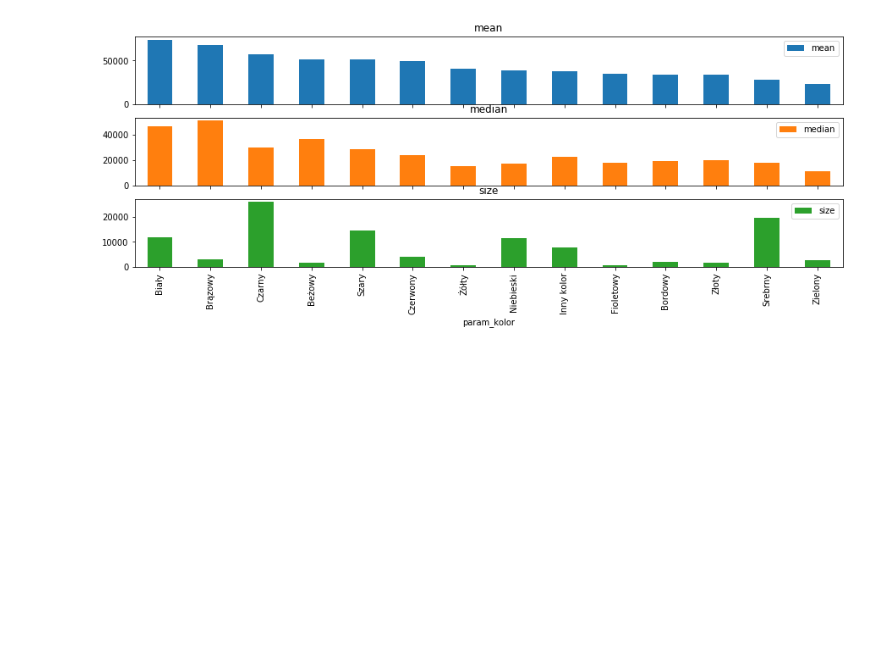
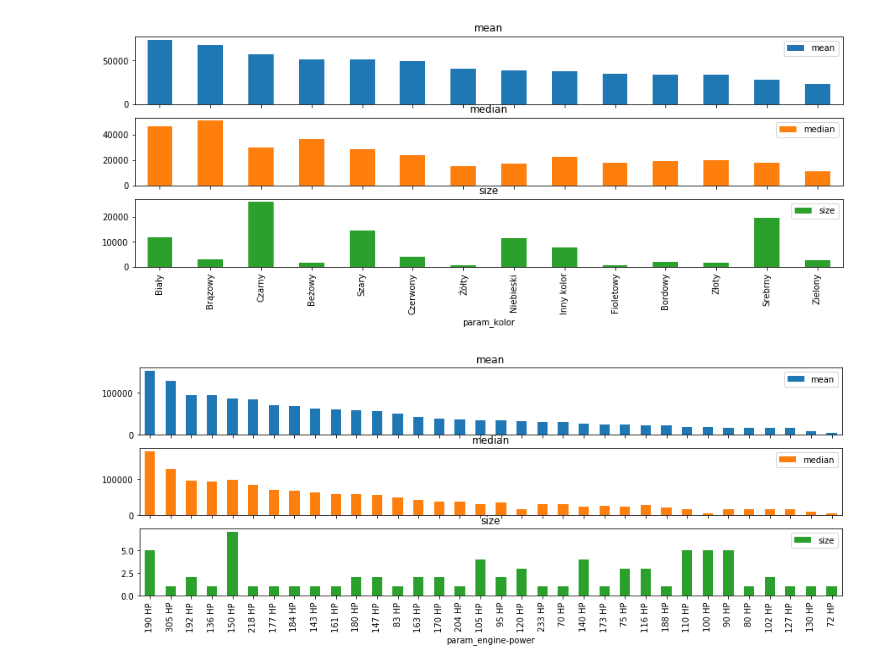
Before and after one commit to ancago/dw_matrix_car, a Jupyter notebook: day2_visualisation.ipynb, the cells around one changed output. Cells and saved outputs as stored; diff of their text form; code cells hidden in the pictures; blank space fills up the shorter version.

Commit message:
add visualisation

```diff
--- a/day2_visualisation.ipynb
+++ b/day2_visualisation.ipynb
@@ -200,5 +200,9 @@ group_and_barplot('param_kraj-pochodzenia', feat_sort='size');
 group_and_barplot('param_kolor', feat_sort='mean');
 # %% [output]
 [figure]
+# %%
+group_and_barplot('param_engine-power', feat_sort='mean');
+# %% [output]
+[figure, added]
 # %%
 !git add day2_visualisation.ipynb
```
Also changed, not shown: parts of 3 cells of this notebook.
